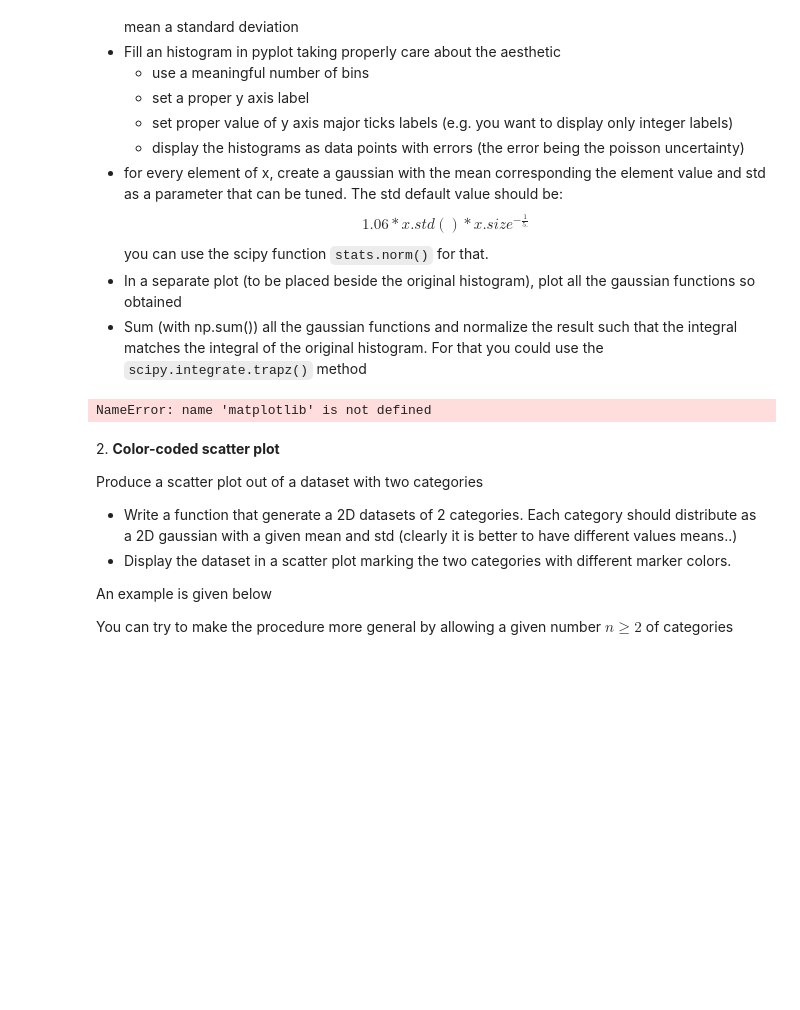
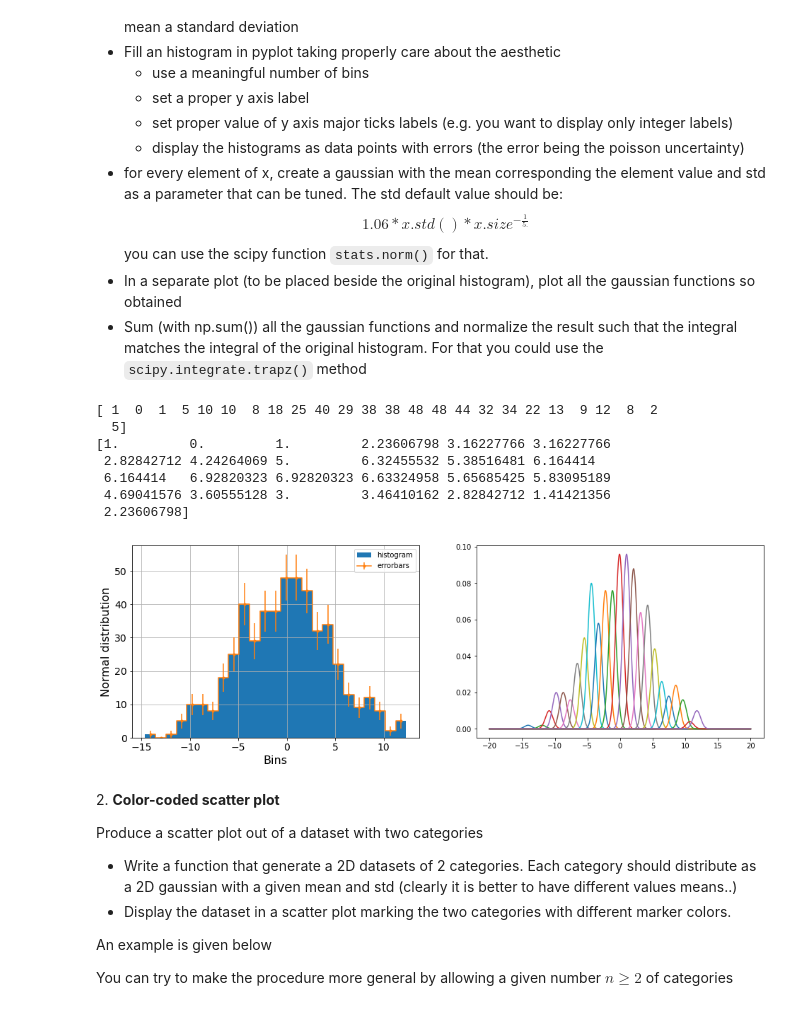
Before and after one commit to prodangp/LaboratoryOfComputationalPhysics_Y4, a Jupyter notebook: 06ex_Visualization.ipynb, the cells around one changed output. Cells and saved outputs as stored; diff of their text form; code cells hidden in the pictures; blank space fills up the shorter version.

```diff
--- a/06ex_Visualization.ipynb
+++ b/06ex_Visualization.ipynb
@@ -22,38 +22,44 @@ you can use the scipy function `stats.norm()` for that.
 * In a separate plot (to be placed beside the original histogram), plot all the gaussian functions so obtained
 * Sum (with np.sum()) all the gaussian functions and normalize the result such that the integral matches the integral of the original histogram. For that you could use the `scipy.integrate.trapz()` method
 # %%
-matplotlib.rc_file_defaults()
 mu = 0
 sigma = 5
 x = np.random.normal(mu, sigma, 500)
 x_histogram = np.histogram(x, bins = 25)
 dist = x_histogram[0]
 bins = x_histogram[1]
 bincentres = [(bins[i]+bins[i+1])/2. for i in range(len(bins)-1)]
 fig, (ax, ax2) = plt.subplots(nrows=1, ncols=2, figsize=(16, 5))
 ax.hist(x, bins=25, label='histogram')
 print(dist)
 print(dist ** 0.5)
 ax.errorbar(bincentres, dist, yerr =
             dist ** 0.5, marker = '.', drawstyle = 'steps-mid', label='errorbars')
 ax.grid()
 ax.set_xlabel('Bins', fontsize=16)
 ax.set_ylabel('Normal distribution', fontsize=16)
 ax.tick_params(labelsize=14)
 ax.tick_params(labelsize=14)
 ax.legend()
 
 
 def gaussian(x, mu, sig):
     return np.exp(-np.power(x - mu, 2.) / (2 * np.power(sig, 2.)))
 
 norm_constant = 1/np.sum(dist)
 for idx, dist_ in enumerate(dist):
     x = np.linspace(-20, 20, 1000)
     y = norm_constant * dist_ * gaussian(x, bincentres[idx], 1.06 * (500 / 25) ** (-0.2))
     ax2.plot(x, y)
 # %% [output]
-NameError: name 'matplotlib' is not defined
+[ 1  0  1  5 10 10  8 18 25 40 29 38 38 48 48 44 32 34 22 13  9 12  8  2
+  5]
+[1.         0.         1.         2.23606798 3.16227766 3.16227766
+ 2.82842712 4.24264069 5.         6.32455532 5.38516481 6.164414
+ 6.164414   6.92820323 6.92820323 6.63324958 5.65685425 5.83095189
+ 4.69041576 3.60555128 3.         3.46410162 2.82842712 1.41421356
+ 2.23606798]
+[figure, added]
 # %% [markdown]
 2\. **Color-coded scatter plot**
 
```
Also changed, not shown: parts of 1 cell of this notebook, 2 other files.
